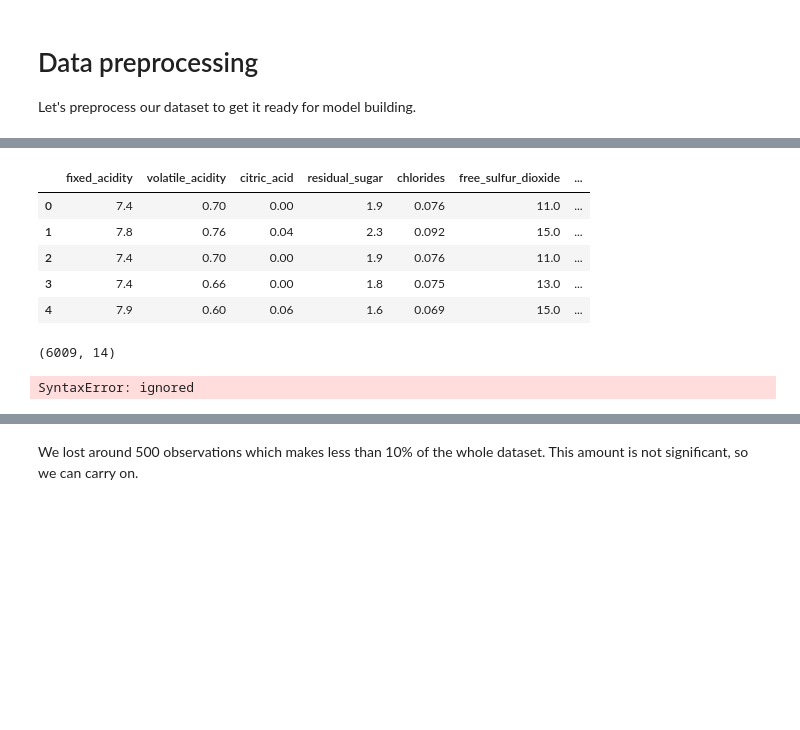
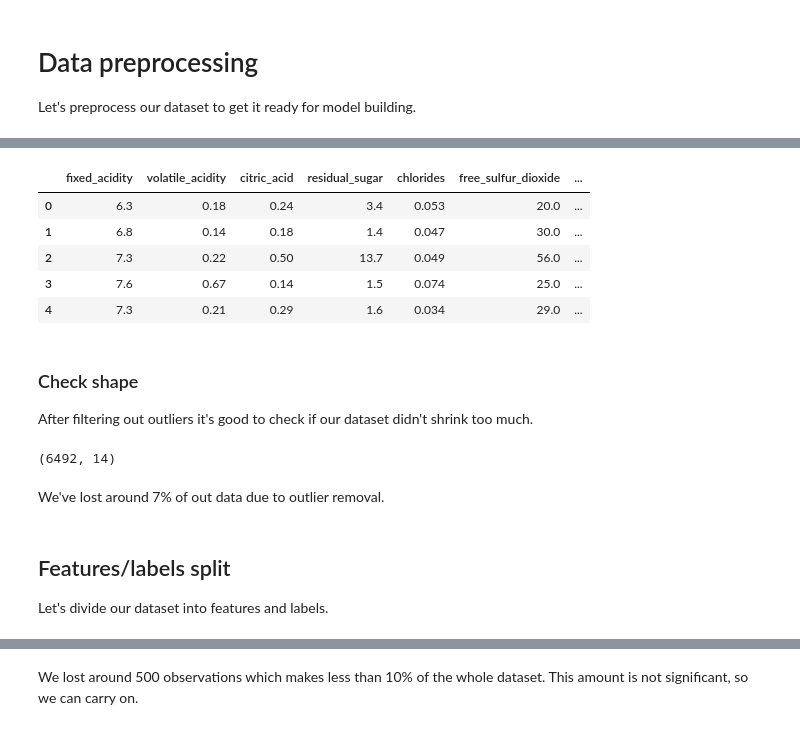
Before and after one commit to adamsiemaszkiewicz/winequality, a Jupyter notebook: DataCourage_wine.ipynb, the cells around one changed output, grey strips where cells are left out. Saved outputs shown, nothing was run; the diff lists cells and outputs as text; code cells hidden in the pictures; blank space fills up the shorter version.

```diff
--- a/DataCourage_wine.ipynb
+++ b/DataCourage_wine.ipynb
@@ -127,0 +152,4 @@ df.head()
+# %%
+# shuffle and reset indexing
+df = df.sample(frac=1, random_state=0).reset_index(drop=True)
+df.head()
@@ -366,13 +527,18 @@ To make sure we're not losing too much data, I'll compare the shapes of the orig
 # %%
+# create a copy of the DataFrame
 df_filter = df.copy()
 
 for f in df.columns:
 
-  if f in ['color_white', 'color_red', 'quality']:
-    df_filter[f] = True
+  # skip label column
+  if f == 'quality':
+    df_filter[f] = False
   else:
+    # calculate absolute z-score
     z_score = np.abs(stats.zscore(df[f]))
-    outliers = np.where(z_score>3, False, True)
+    # replace values with boolean values depending on a condition
+    outliers = np.where(z_score>3, True, False)
+    # return a new series with a correct indexing
     df_filter[f] = pd.Series(outliers, index=df[f].index)
 
 df_filter.head()
@@ -388,20 +557,28 @@ df_filter.head()
 # %%
-df = df[df_filter]
+# filter DataFrame
+df = df[~df_filter]
+
+# drop NaN values
 df.dropna(inplace=True)
+
 df.reset_index(drop=True, inplace=True)
 df.head()
 # %% [output]
 |  | fixed_acidity | volatile_acidity | citric_acid | residual_sugar | chlorides | free_sulfur_dioxide | ... |
-| 0 | 7.4 | 0.70 | 0.00 | 1.9 | 0.076 | 11.0 | ... |
-| 1 | 7.8 | 0.76 | 0.04 | 2.3 | 0.092 | 15.0 | ... |
-| 2 | 7.4 | 0.70 | 0.00 | 1.9 | 0.076 | 11.0 | ... |
-| 3 | 7.4 | 0.66 | 0.00 | 1.8 | 0.075 | 13.0 | ... |
-| 4 | 7.9 | 0.60 | 0.06 | 1.6 | 0.069 | 15.0 | ... |
+| 0 | 6.3 | 0.18 | 0.24 | 3.4 | 0.053 | 20.0 | ... |
+| 1 | 6.8 | 0.14 | 0.18 | 1.4 | 0.047 | 30.0 | ... |
+| 2 | 7.3 | 0.22 | 0.50 | 13.7 | 0.049 | 56.0 | ... |
+| 3 | 7.6 | 0.67 | 0.14 | 1.5 | 0.074 | 25.0 | ... |
+| 4 | 7.3 | 0.21 | 0.29 | 1.6 | 0.034 | 29.0 | ... |
+# %% [markdown]
+### Check shape
+After filtering out outliers it's good to check if our dataset didn't shrink too much.
 # %%
 df.shape
 # %% [output]
-(6009, 14)
+(6492, 14)
-# %%
-|sdfgdsfg
-# %% [output]
-SyntaxError: ignored
+# %% [markdown]
+We've lost around 7% of out data due to outlier removal.
+# %% [markdown]
+## Features/labels split
+Let's divide our dataset into features and labels.
```
Also changed, not shown: parts of 119 cells of this notebook.
